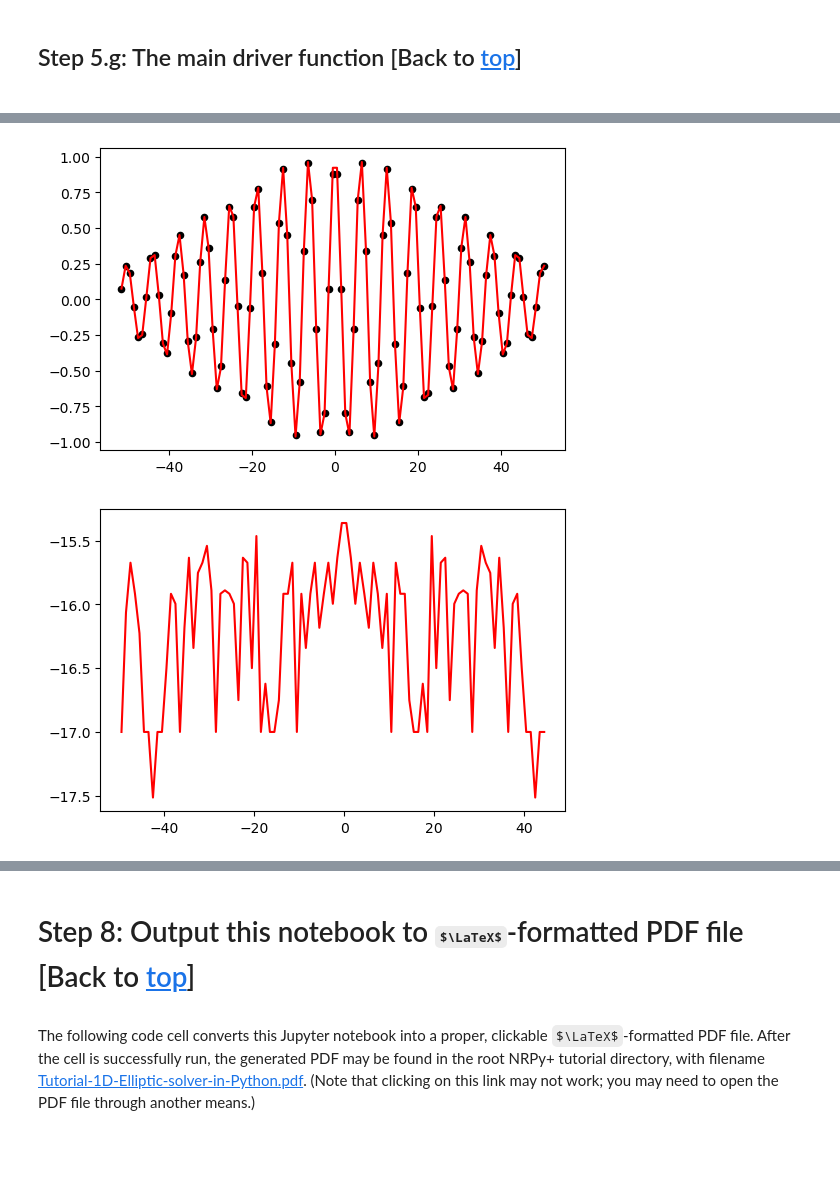
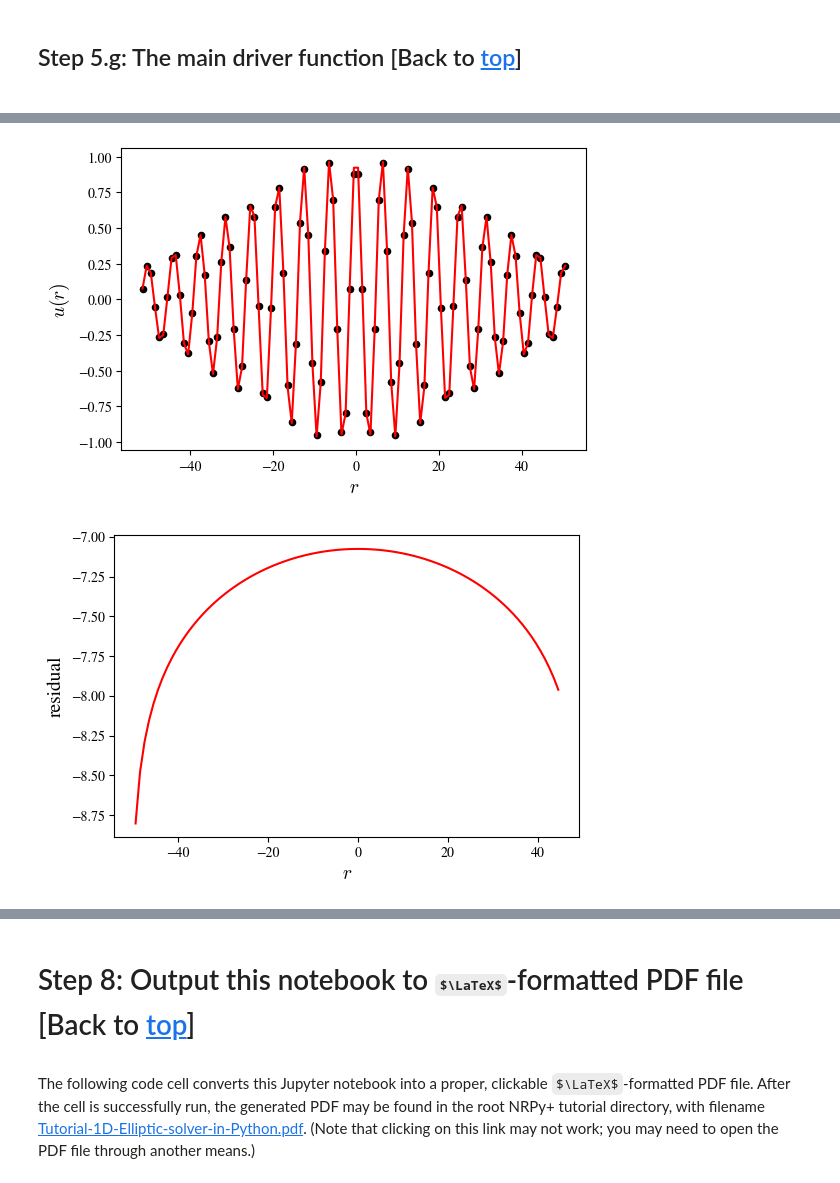
Before and after one commit to assumpcaothiago/etk2022nrpy, a Jupyter notebook: Tutorial-1D-Elliptic-solver-in-Python.ipynb, the cells around one changed output, grey strips where cells are left out. Saved outputs shown, nothing was run; the diff lists cells and outputs as text; code cells hidden in the pictures; some formulas as TeX source; blank space fills up the shorter version.

Commit message:
Tutorial-1D-Elliptic-solver-in-Python.ipynb: add diagnostics plots.

```diff
--- a/Tutorial-1D-Elliptic-solver-in-Python.ipynb
+++ b/Tutorial-1D-Elliptic-solver-in-Python.ipynb
@@ -93,3 +94,7 @@ import matplotlib.pyplot as plt    # Python plotting module
+# %%
+# Optional: LaTex font:
+plt.rcParams["mathtext.fontset"] = "cm"
+plt.rcParams["font.family"] = "STIXGeneral"
 # %% [markdown]
 <a id='basic_equations'></a>
 
@@ -385,7 +390,7 @@ def apply_bcs_to_rhs (params, uBoundary, u, v, u_rhs, v_rhs):
     # Apply leftmost boundary condition
     for i in range(0, NGHOSTS):
         u_rhs[i] = -eta_damping*(u[i] - uBoundary[i])
-        v_rhs[i] = -eta_damping*(v[i] - eta_damping*u_exact[i])
+        v_rhs[i] = -eta_damping*(v[i] - eta_damping*uBoundary[i])
     # Apply rightmost boundary condition
     for i in range(Ntotal-NGHOSTS, Ntotal):
         u_rhs[i] = -eta_damping*(u[i] - uBoundary[i])
@@ -656,5 +665,13 @@ for n in range(N_iter):
+# %%
+# Set total number of iterations
+N_iter = 2000
+# Perform relaxation
+xx, u, v, res, l2_norm_res = elliptic_solver(params, N_iter)
 # %%
 fig = plt.figure(dpi=100)
+
+# Compute exact solution for dignostics purposes
+u_exact = eval_u_exact(params, xx)
 
 iplotmin = 0
 iplotmax = params.N + 2*params.NGHOSTS - 1
@@ -662,21 +679,26 @@ iplotmax = params.N + 2*params.NGHOSTS - 1
 plt.plot(xx[iplotmin:iplotmax], u[iplotmin:iplotmax], color='red')
 plt.scatter(xx[iplotmin:iplotmax], u_exact[iplotmin:iplotmax], color='k', s=20.0)
 
+plt.xlabel(r"$r$", fontsize = 14)
+plt.ylabel(r"$u(r)$", fontsize = 14)
+
 
 plt.show()
 # %% [output]
-[figure, old version]
+[figure, new version]
 # %%
 fig = plt.figure(dpi=100)
 
 iplotmin = params.NGHOSTS
 iplotmax = params.N - params.NGHOSTS - 1
 
 plt.plot(xx[iplotmin:iplotmax], np.log10(np.abs(res[iplotmin:iplotmax] + 1.0e-17)), color='red')
-#plt.scatter(xx[iplotmin:iplotmax:1], u_exact[iplotmin:iplotmax:1], color='k', s=5.0)
+
+plt.xlabel(r"$r$", fontsize = 14)
+plt.ylabel("residual", fontsize = 14)
 
 
 plt.show()
 # %% [output]
-[figure, old version]
+[figure, new version]
 # %%
```
Also changed, not shown: parts of 5 cells of this notebook.
